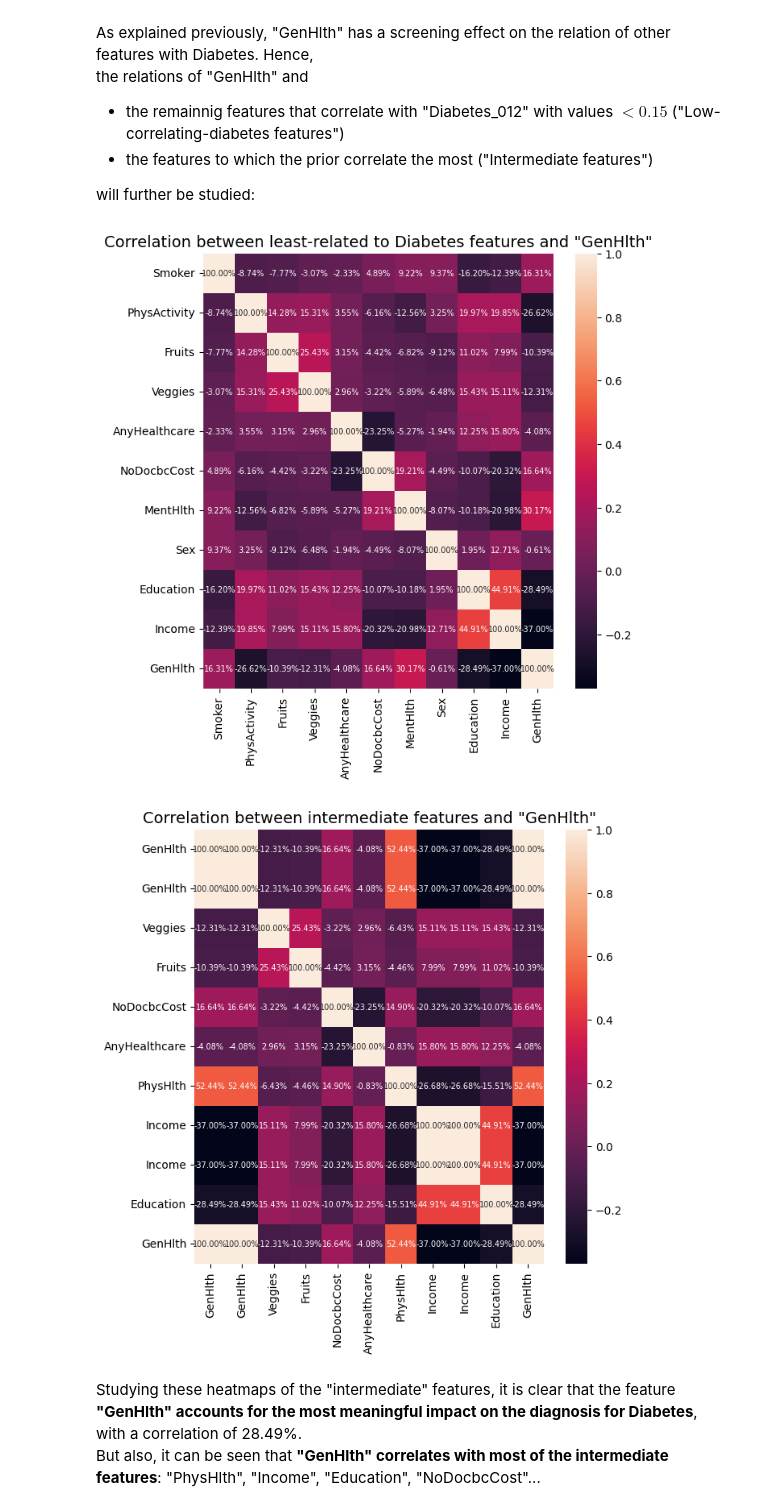
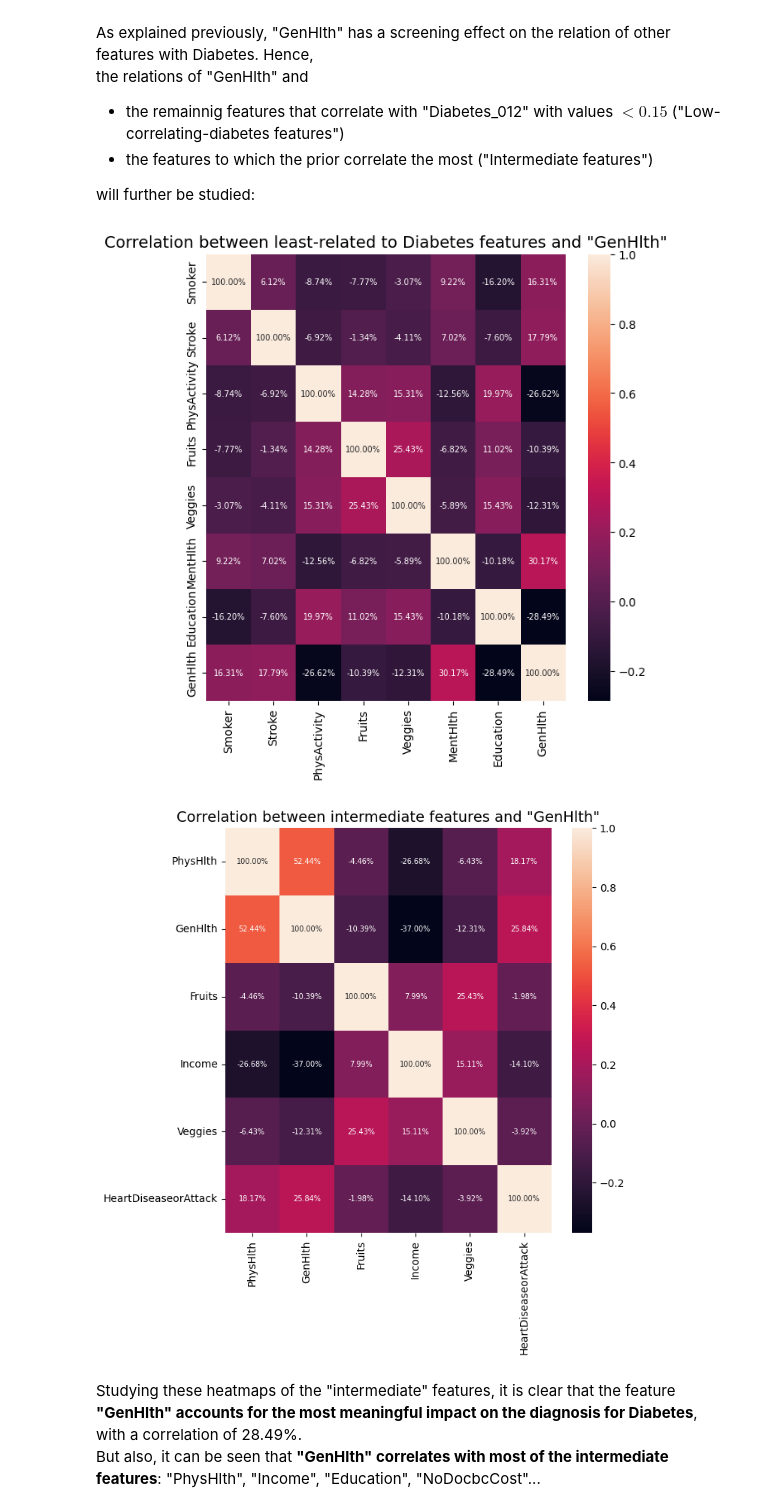
Before and after one commit to AliGarAlon/Diabetes_Project, a Jupyter notebook: diabetes_model.ipynb, the cells around one changed output. Saved outputs shown, nothing was run; the diff lists cells and outputs as text; code cells hidden in the pictures.

```diff
--- a/diabetes_model.ipynb
+++ b/diabetes_model.ipynb
@@ -813,23 +813,35 @@ the relations of "GenHlth" and
 
 will further be studied:
 # %%
+# Features with correlation with "Diabetes_012" < 0.15
+no_corr_diabetes = df_reduced.columns[(df_reduced.corr()["Diabetes_012"].abs()<0.15)]
 # HEATMAP OF 'GenHlth' AND LOW-CORRELATING-DIABETES FEATURES
 no_corr_diabetes= (no_corr_diabetes).tolist()
 no_corr_diabetes.append("GenHlth")
 plt.figure(figsize=(7, 7))
-sb.heatmap(df_reduced[no_corr_diabetes].corr(), annot=True, fmt='.2%', annot_kws={'size': 7})
+sb.heatmap(df_reduced[no_corr_diabetes].corr(), annot=True, fmt='.2%', annot_kws={'size': 7}, ax=axes[0])
 plt.title('Correlation between least-related to Diabetes features and "GenHlth"', fontsize=14);
 # %% [output]
-[figure, old version]
+[figure, new version]
 # %%
+# Max correlation value of this features in the whole dataframe
+max_values_ncd = df_reduced.corr().replace(1,np.nan).abs().describe().loc['max', no_corr_diabetes]
+# Attributes to which they correlate the most.
+intermediate_correlations=[]
+for i, feature in enumerate(max_values_ncd.index):
+    # for every index in max_values_ncd, find the column name where value
+    # matches the value in max_values_ncd
+    name = df_reduced.columns[df_reduced.corr().abs()[feature]==max_values_ncd[feature]].tolist()
+    intermediate_correlations.append(name[0])
+
 # HEATMAP OF 'GenHlth' AND INTERMEDIATE FEATURES
 #intermediate_correlations= (intermediate_correlations).tolist()
-intermediate_correlations.append("GenHlth")
+intermediate_correlations = list(set(intermediate_correlations))
 plt.figure(figsize=(7, 7))
 sb.heatmap(df_reduced[intermediate_correlations].corr(), annot=True, fmt='.2%', annot_kws={'size': 7})
 plt.title('Correlation between intermediate features and "GenHlth"', fontsize=14);
 # %% [output]
-[figure, old version]
+[figure, new version]
 # %% [markdown]
 Studying these heatmaps of the "intermediate" features, it is clear that the feature **"GenHlth" accounts for the most meaningful impact on the diagnosis for Diabetes**, with a correlation of 28.49%. <br>
 But also, it can be seen that **"GenHlth" correlates with most of the intermediate features**: "PhysHlth", "Income", "Education", "NoDocbcCost"...
```
Also changed, not shown: parts of 1 cell of this notebook.
